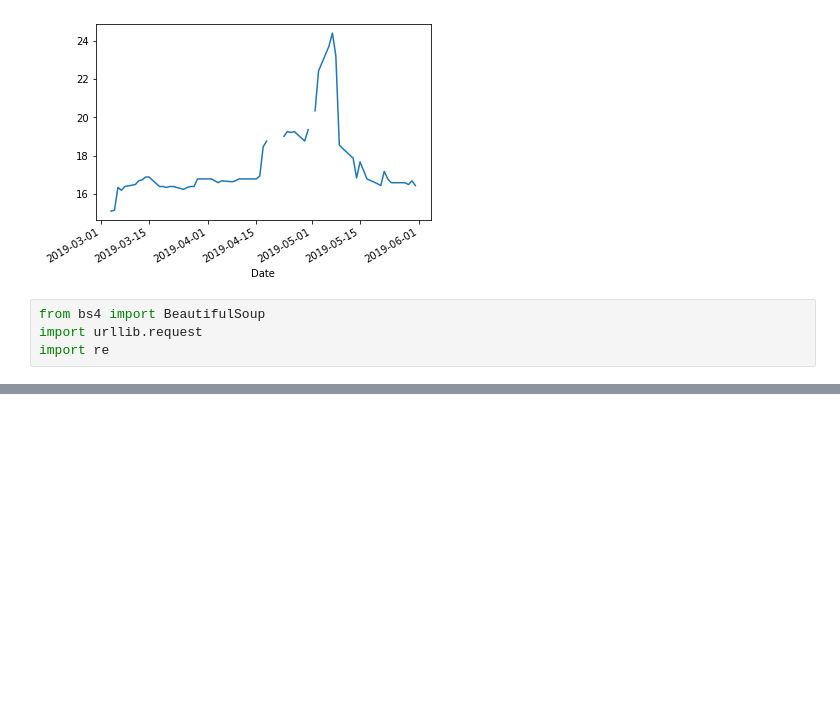
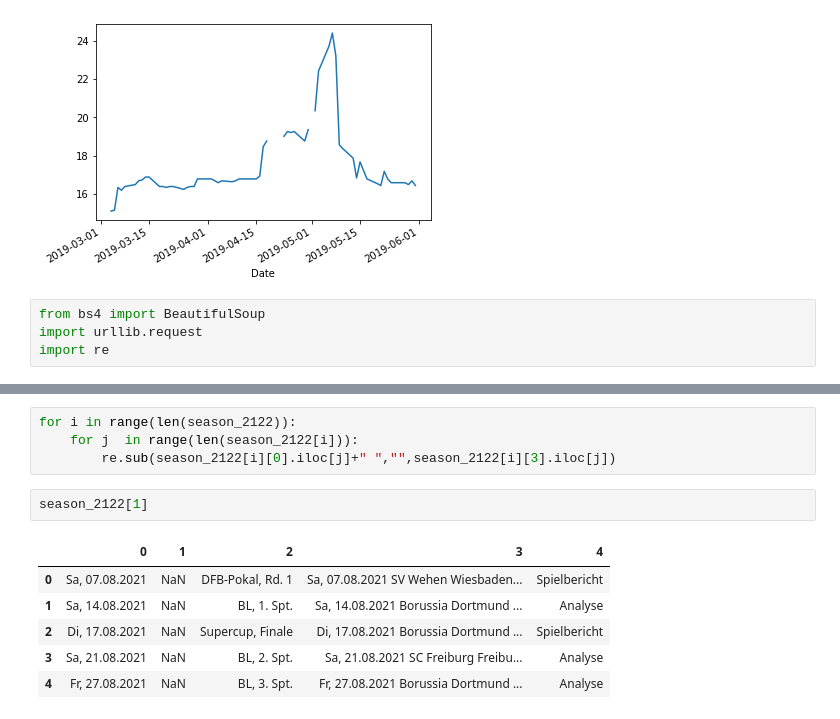
Before and after one commit to SweetyHotGirl21/Soccer-Bet-Stock-Hedge, a Jupyter notebook: main.ipynb, the cells around one changed output, grey strips where cells are left out. Cells and saved outputs as stored; diff of their text form; blank space fills up the shorter version.

```diff
--- a/main.ipynb
+++ b/main.ipynb
@@ -86,0 +117,13 @@ URLError: <urlopen error [SSL: CERTIFICATE_VERIFY_FAILED] certificate verify fai
+# %%
+for i in range(len(season_2122)):
+    for j  in range(len(season_2122[i])):
+        re.sub(season_2122[i][0].iloc[j]+" ","",season_2122[i][3].iloc[j])
+# %%
+season_2122[1]
+# %% [output]
+|  | 0 | 1 | 2 | 3 | 4 |
+| 0 | Sa, 07.08.2021 | NaN | DFB-Pokal, Rd. 1 | Sa, 07.08.2021 SV Wehen Wiesbaden... | Spielbericht |
+| 1 | Sa, 14.08.2021 | NaN | BL, 1. Spt. | Sa, 14.08.2021 Borussia Dortmund ... | Analyse |
+| 2 | Di, 17.08.2021 | NaN | Supercup, Finale | Di, 17.08.2021 Borussia Dortmund ... | Spielbericht |
+| 3 | Sa, 21.08.2021 | NaN | BL, 2. Spt. | Sa, 21.08.2021 SC Freiburg Freibu... | Analyse |
+| 4 | Fr, 27.08.2021 | NaN | BL, 3. Spt. | Fr, 27.08.2021 Borussia Dortmund ... | Analyse |
```
Also changed, not shown: parts of 7 cells of this notebook.
